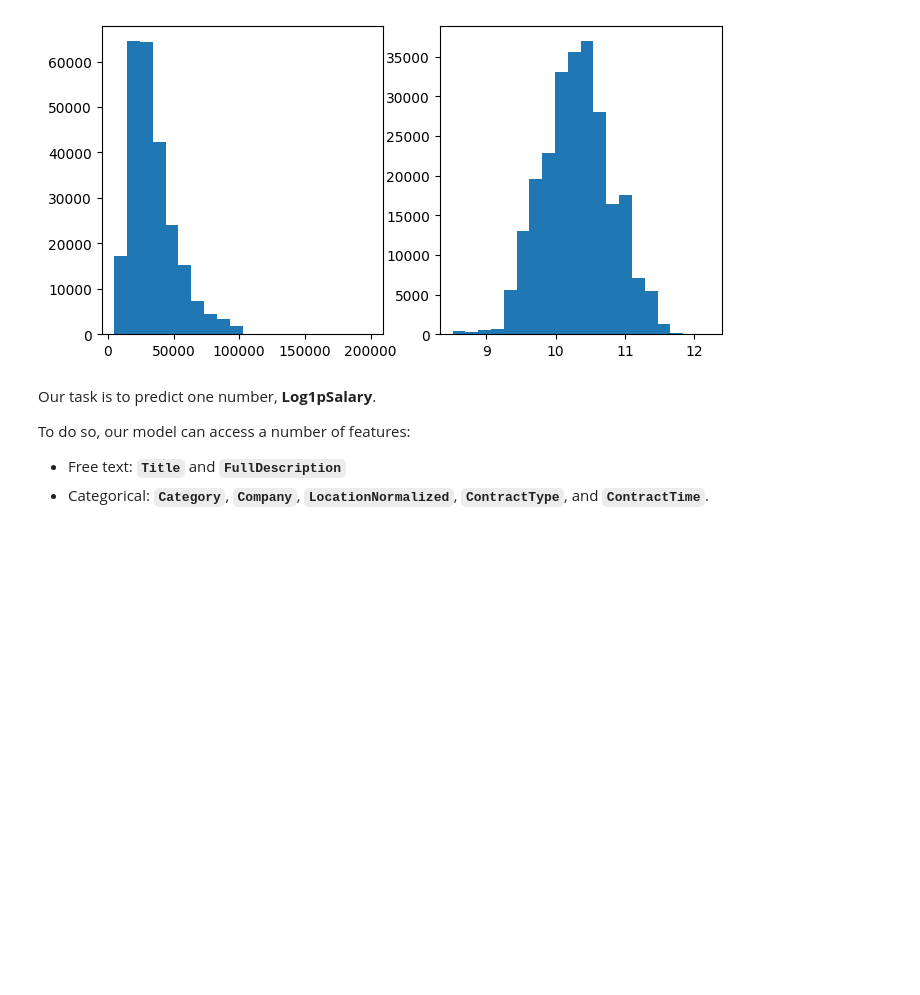
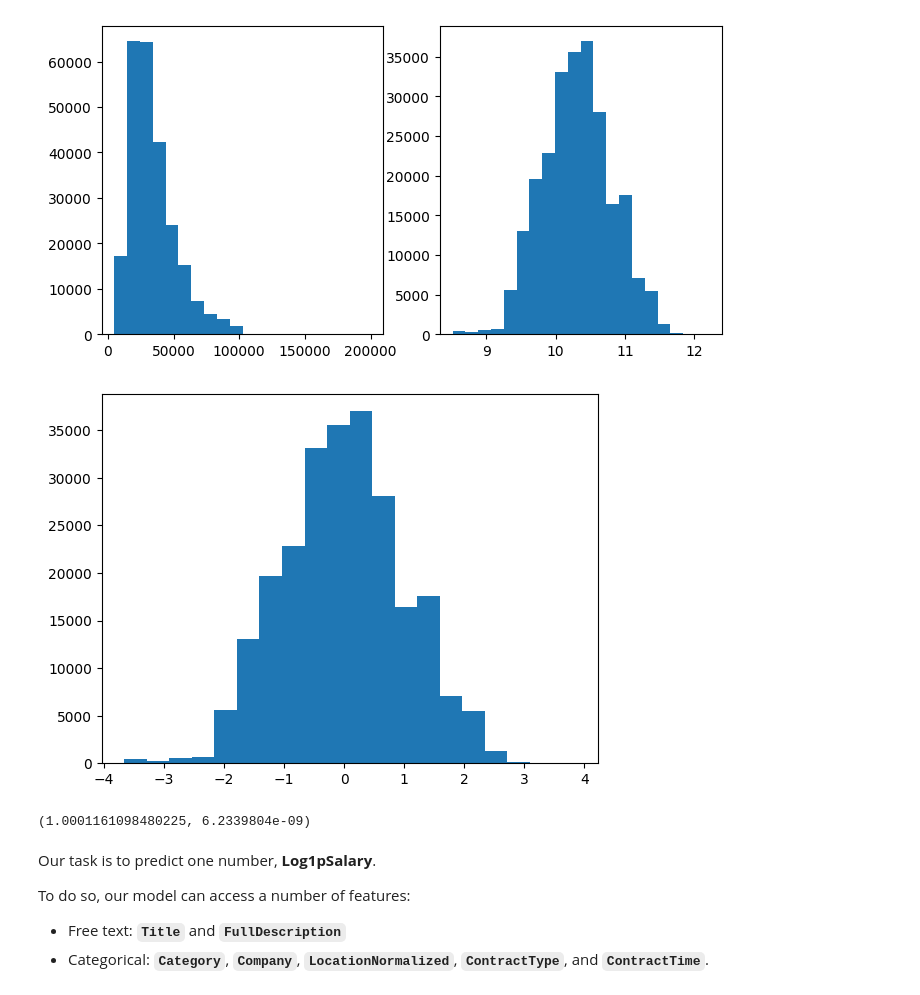
Before and after one commit to SergAnuf/nlp_course, a Jupyter notebook: week02_classification/seminar.ipynb, the cells around one changed output. Cells and saved outputs as stored; diff of their text form; code cells hidden in the pictures; blank space fills up the shorter version.

Commit message:
before target scale

```diff
--- a/week02_classification/seminar.ipynb
+++ b/week02_classification/seminar.ipynb
@@ -52,6 +52,19 @@ plt.subplot(1, 2, 2)
 plt.hist(data['Log1pSalary'], bins=20);
 # %% [output]
 [figure]
+# %%
+from sklearn.preprocessing import StandardScaler
+
+scaler = StandardScaler()
+data["Log1pSalary"] = scaler.fit_transform(data["Log1pSalary"].values.reshape(-1, 1))
+# %%
+plt.hist(data['Log1pSalary'], bins=20);
+# %% [output]
+[figure, added]
+# %%
+np.var(data["Log1pSalary"]), np.mean(data["Log1pSalary"])
+# %% [output]
+(1.0001161098480225, 6.2339804e-09)
 # %% [markdown]
 Our task is to predict one number, __Log1pSalary__.
 
```
Also changed, not shown: parts of 17 cells of this notebook.
